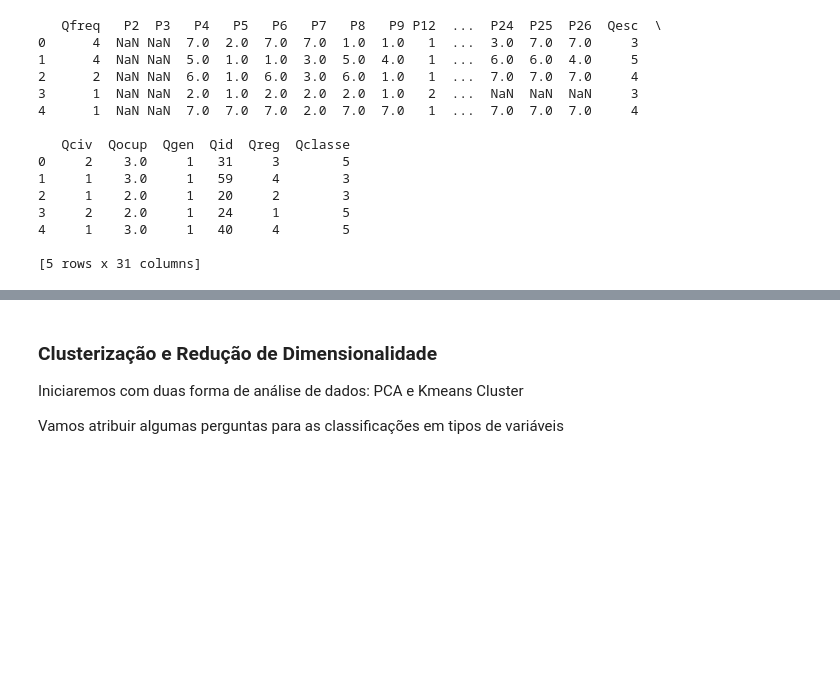
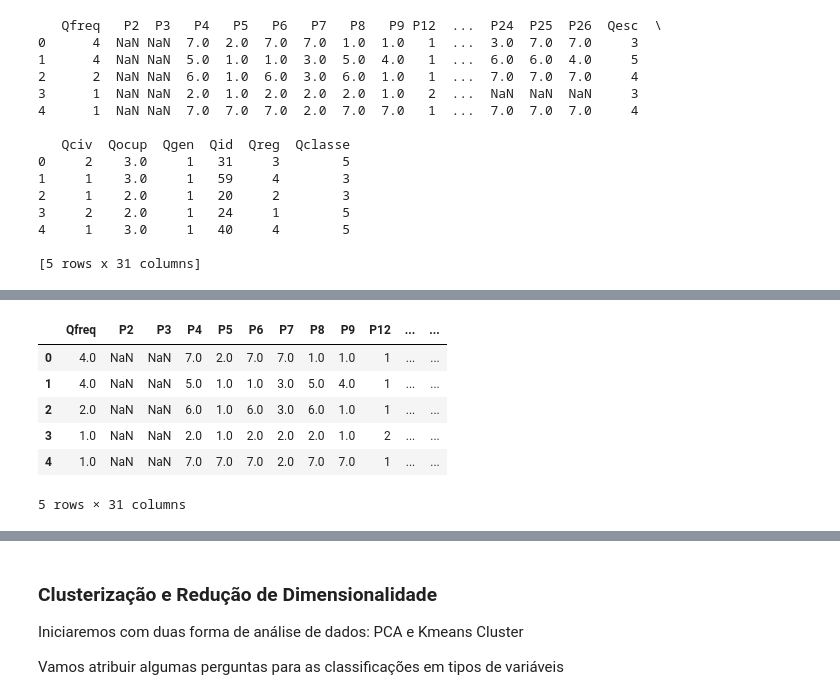
Before and after one commit to enzojunq/Base-de-dados, a Jupyter notebook: base.ipynb, the cells around one changed output, grey strips where cells are left out. Drawn from its saved outputs; the diff is of its cells as text; code cells hidden in the pictures; blank space fills up the shorter version.

```diff
--- a/base.ipynb
+++ b/base.ipynb
@@ -77,7 +77,7 @@ Qclasse     object
 dtype: object
 # %%
 df.Qfreq = df['Qfreq'].astype('float')
-df.P2 = df['P2'].astype('float')
+df.Qid = df['Qid'].astype('float')
 # %%
 df.describe()
 # %% [output]
@@ -109,3 +129,13 @@ while i <= len(df.Qid)-1:
+# %%
+df.head()
+# %% [output]
+|  | Qfreq | P2 | P3 | P4 | P5 | P6 | P7 | P8 | P9 | P12 | ... | ... |
+| 0 | 4.0 | NaN | NaN | 7.0 | 2.0 | 7.0 | 7.0 | 1.0 | 1.0 | 1 | ... | ... |
+| 1 | 4.0 | NaN | NaN | 5.0 | 1.0 | 1.0 | 3.0 | 5.0 | 4.0 | 1 | ... | ... |
+| 2 | 2.0 | NaN | NaN | 6.0 | 1.0 | 6.0 | 3.0 | 6.0 | 1.0 | 1 | ... | ... |
+| 3 | 1.0 | NaN | NaN | 2.0 | 1.0 | 2.0 | 2.0 | 2.0 | 1.0 | 2 | ... | ... |
+| 4 | 1.0 | NaN | NaN | 7.0 | 7.0 | 7.0 | 2.0 | 7.0 | 7.0 | 1 | ... | ... |
+5 rows × 31 columns
 # %%
 df.Qreg.value_counts()
 # %% [output]
```
Also changed, not shown: parts of 13 cells of this notebook.
